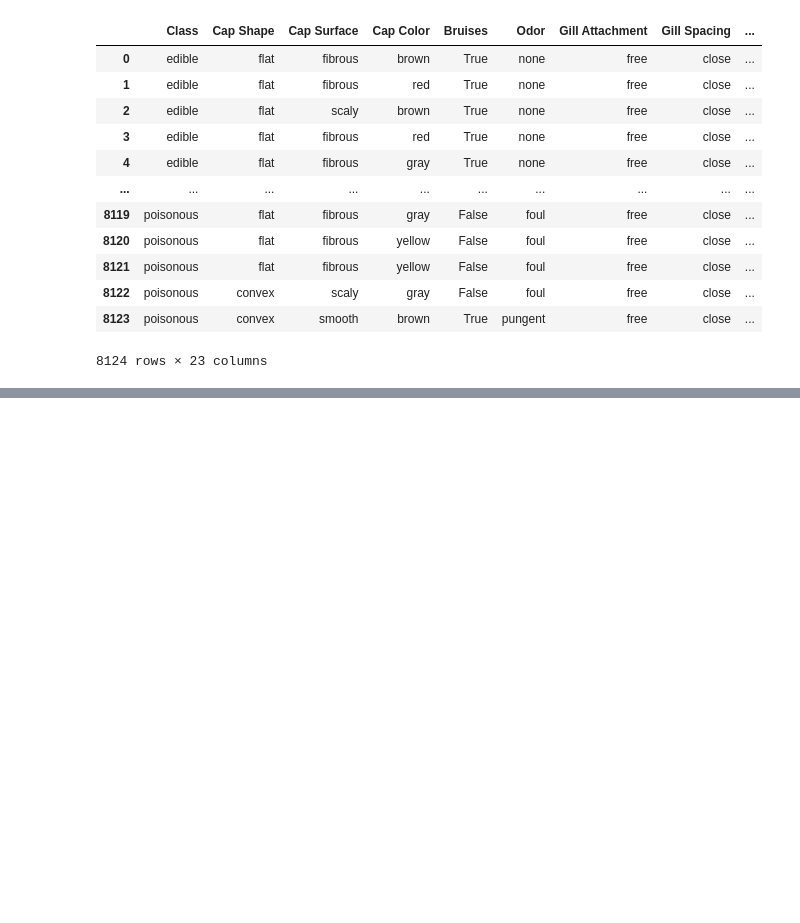
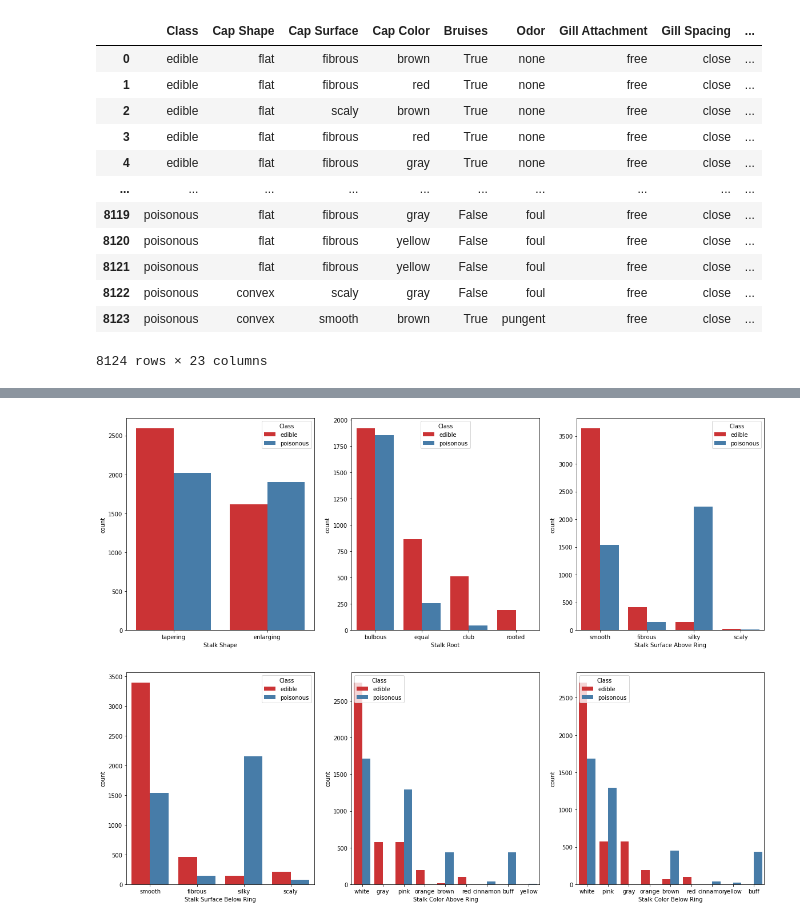
Before and after one commit to data301-2020-winter2/course-project-group_1009, a Jupyter notebook: analysis/alessandro_pisa/milestone2.ipynb, the cells around one changed output, grey strips where cells are left out. Drawn from its saved outputs; the diff is of its cells as text; code cells hidden in the pictures; blank space fills up the shorter version.

```diff
--- a/analysis/alessandro_pisa/milestone2.ipynb
+++ b/analysis/alessandro_pisa/milestone2.ipynb
@@ -103,0 +61,4 @@ df.describe(include='all')
+# %%
+project_functions.show_stalk_related_features(df)
+# %% [output]
+[figure, added]
```
Also changed, not shown: parts of 25 cells of this notebook, 2 other files.
